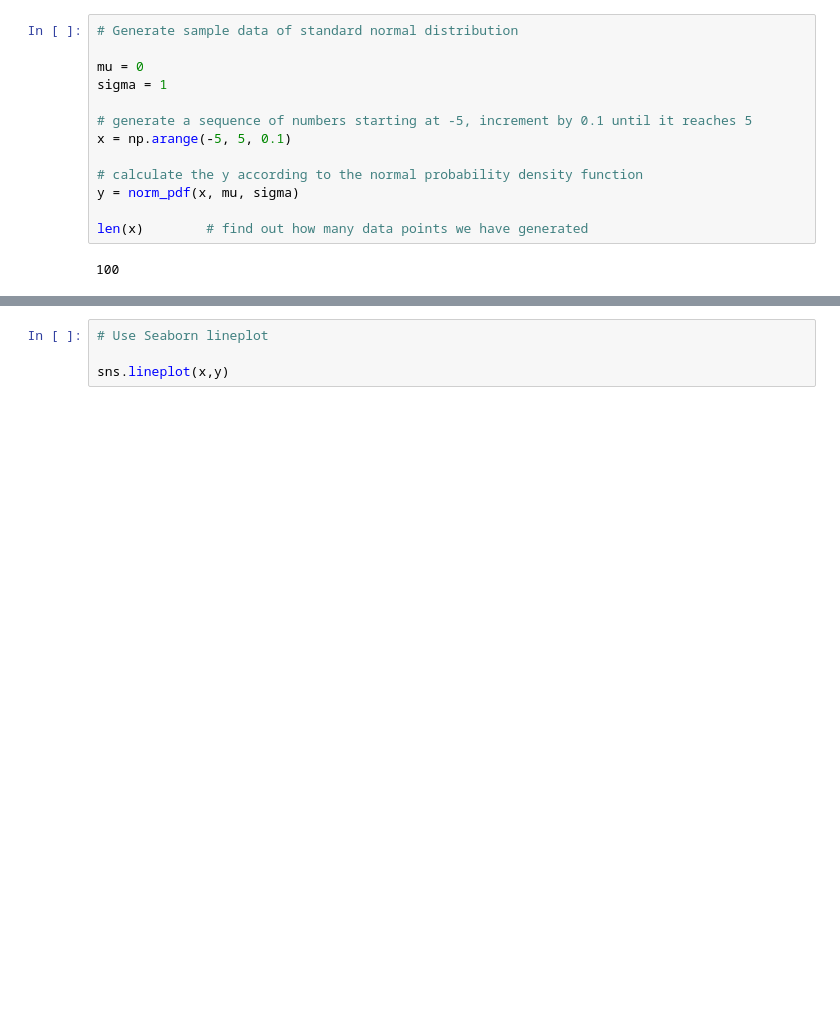
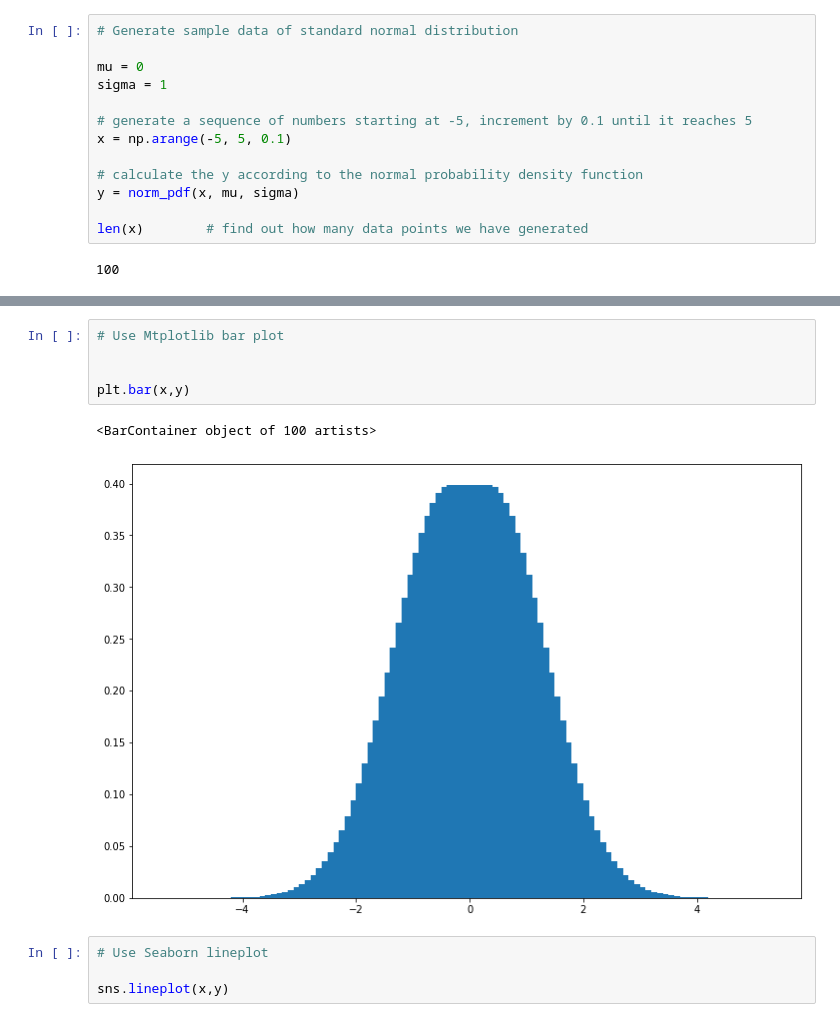
Before and after one commit to wcj365/python-stats-dataviz, a Jupyter notebook: 09_Normal_Distribution.ipynb, the cells around one changed output, grey strips where cells are left out. Drawn from its saved outputs; the diff is of its cells as text; blank space fills up the shorter version.

```diff
--- a/09_Normal_Distribution.ipynb
+++ b/09_Normal_Distribution.ipynb
@@ -90,3 +90,11 @@ plt.plot(x,y, lw=3)
+# %%
+# Use Mtplotlib bar plot
+
+
+plt.bar(x,y)
+# %% [output]
+<BarContainer object of 100 artists>
+[figure, added]
 # %%
 # Use Seaborn lineplot
 
```
Also changed, not shown: parts of 19 cells of this notebook.
